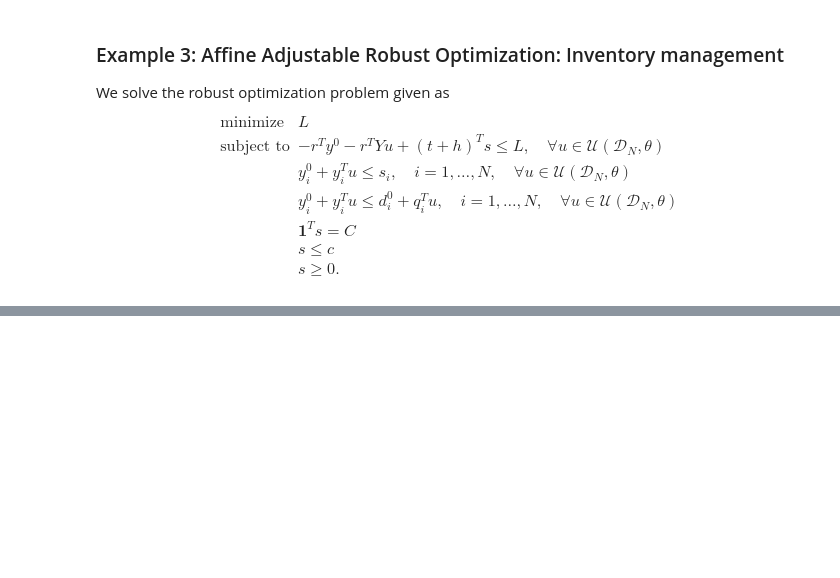
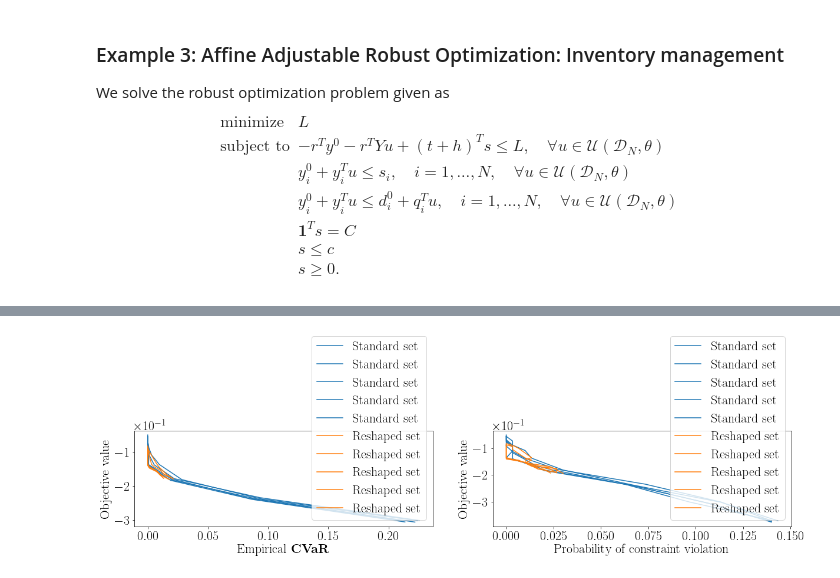
Before and after one commit to stellatogrp/lropt, a Jupyter notebook: docs/examples/experiments/tutorial_learning copy.ipynb, the cells around one changed output, grey strips where cells are left out. Cells and saved outputs as stored; diff of their text form; code cells hidden in the pictures; blank space fills up the shorter version.

```diff
--- a/docs/examples/experiments/tutorial_learning copy.ipynb
+++ b/docs/examples/experiments/tutorial_learning copy.ipynb
@@ -821,0 +964,31 @@ plt.savefig("Inventory_iters.pdf",bbox_inches='tight')
+# %%
+steps = 500
+plt.rcParams.update({
+    "text.usetex":True,
+
+    "font.size":22,
+    "font.family": "serif"
+})
+new_ = np.array(pareto_frontier(dfgrid2['Violations'][:steps],dfgrid2['Test_val'][:steps]))
+orig_ = np.array(pareto_frontier(dfgrid['Violations'][:steps],dfgrid['Test_val'][:steps]))
+orig2= np.array(pareto_frontier(dfgrid['Violation_val'][:steps],dfgrid['Test_val'][:steps]))
+new2 = np.array(pareto_frontier(dfgrid2['Violation_val'][:steps],dfgrid2['Test_val'][:steps]))
+
+fig, (ax1, ax2) = plt.subplots(1, 2, figsize=(20, 3))
+ax1.plot(orig2[0][:8], orig2[1][:8], color="tab:blue", label=r"Standard set")
+ax1.plot(new2[0][:9],new2[1][:9], color = "tab:orange",label=r"Reshaped set")
+ax1.ticklabel_format(style="sci",axis='y',scilimits = (0,0), useMathText=True)
+ax1.set_xlabel("Empirical $\mathbf{CVaR}$")
+ax1.set_ylabel("Objective value")
+ax1.legend()
+
+ax2.plot(orig_[0][:9], orig_[1][:9], color="tab:blue", label=r"Standard set")
+ax2.plot(new_[0][:9], new_[1][:9], color="tab:orange", label=r"Reshaped set")
+ax2.set_xlabel("Probability of constraint violation")
+ax2.set_ylabel("Objective value")
+ax2.ticklabel_format(style="sci",axis='y',scilimits = (0,0), useMathText=True)
+ax2.legend()
+# plt.savefig("Inventory_val_2.pdf",bbox_inches='tight')
+plt.show()
+# %% [output]
+[figure, added]
```
Also changed, not shown: parts of 13 cells of this notebook, 4 other files.
